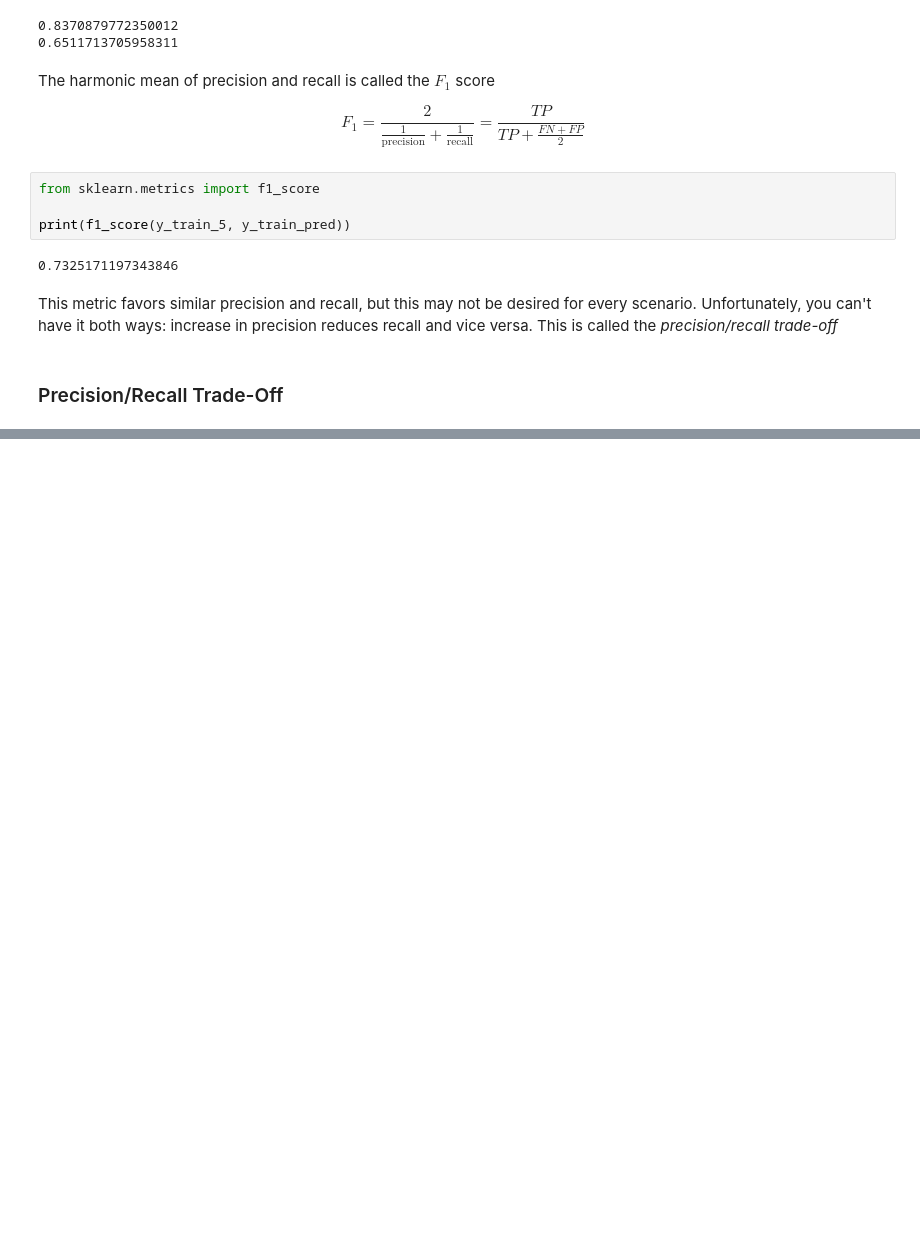
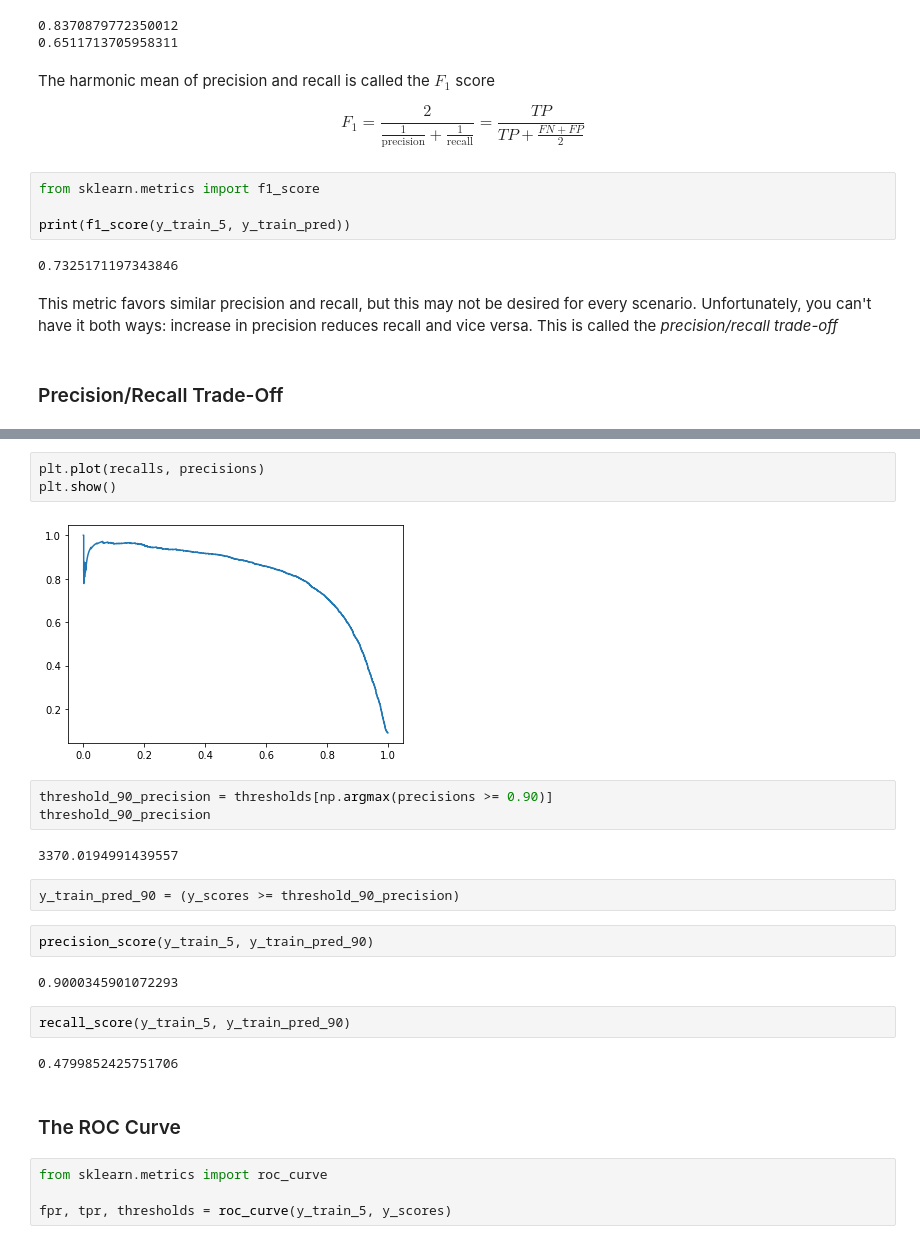
Before and after one commit to adrijh/homl-notebooks, a Jupyter notebook: ch3.ipynb, the cells around one changed output, grey strips where cells are left out. Cells and saved outputs as stored; diff of their text form; blank space fills up the shorter version.

```diff
--- a/ch3.ipynb
+++ b/ch3.ipynb
@@ -113,0 +154,26 @@ This metric favors similar precision and recall, but this may not be desired for
+# %%
+plt.plot(recalls, precisions)
+plt.show()
+# %% [output]
+[figure, added]
+# %%
+threshold_90_precision = thresholds[np.argmax(precisions >= 0.90)]
+threshold_90_precision
+# %% [output]
+3370.0194991439557
+# %%
+y_train_pred_90 = (y_scores >= threshold_90_precision)
+# %%
+precision_score(y_train_5, y_train_pred_90)
+# %% [output]
+0.9000345901072293
+# %%
+recall_score(y_train_5, y_train_pred_90)
+# %% [output]
+0.4799852425751706
+# %% [markdown]
+### The ROC Curve
+# %%
+from sklearn.metrics import roc_curve
+
+fpr, tpr, thresholds = roc_curve(y_train_5, y_scores)
```
Also changed, not shown: parts of 15 cells of this notebook.
